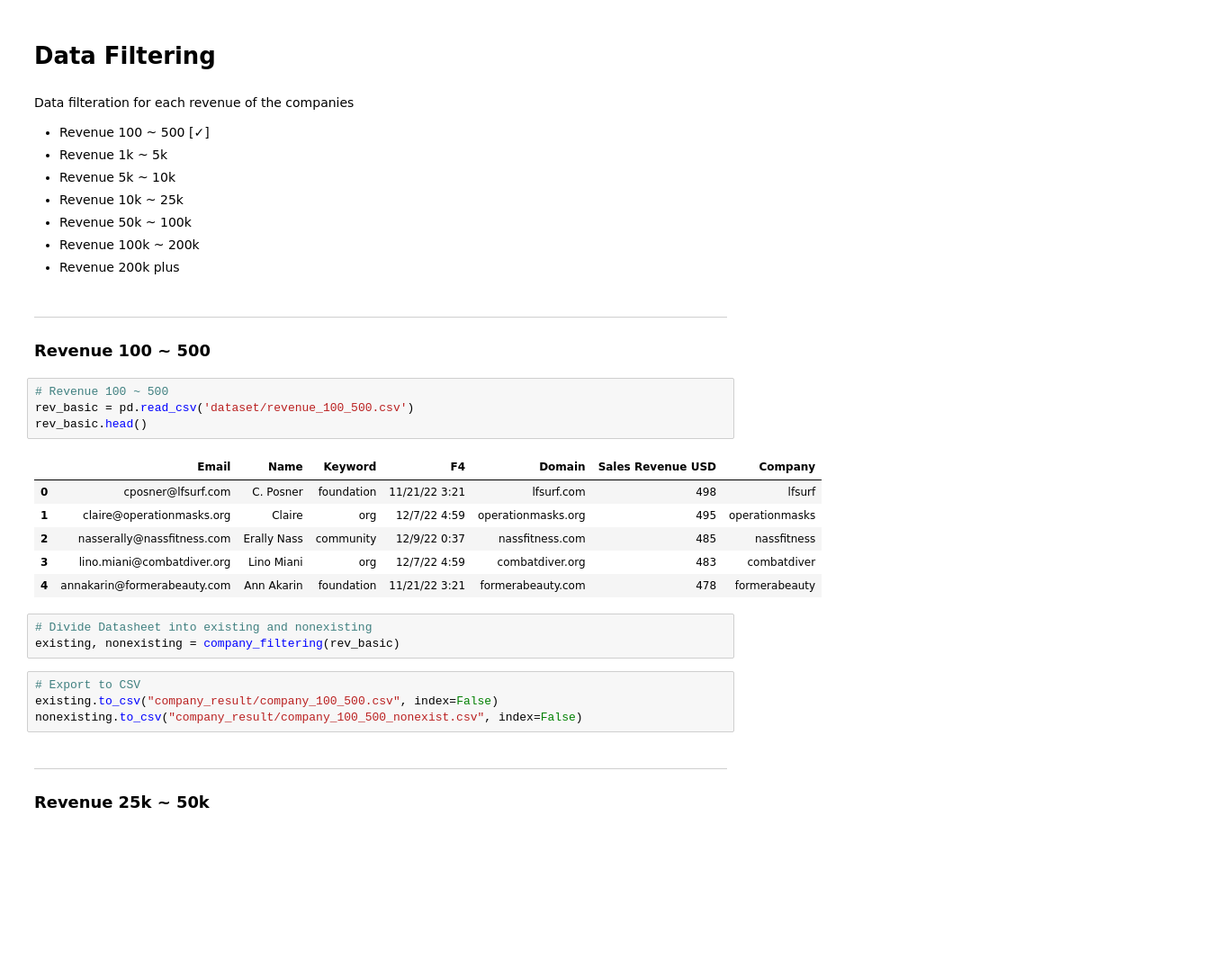
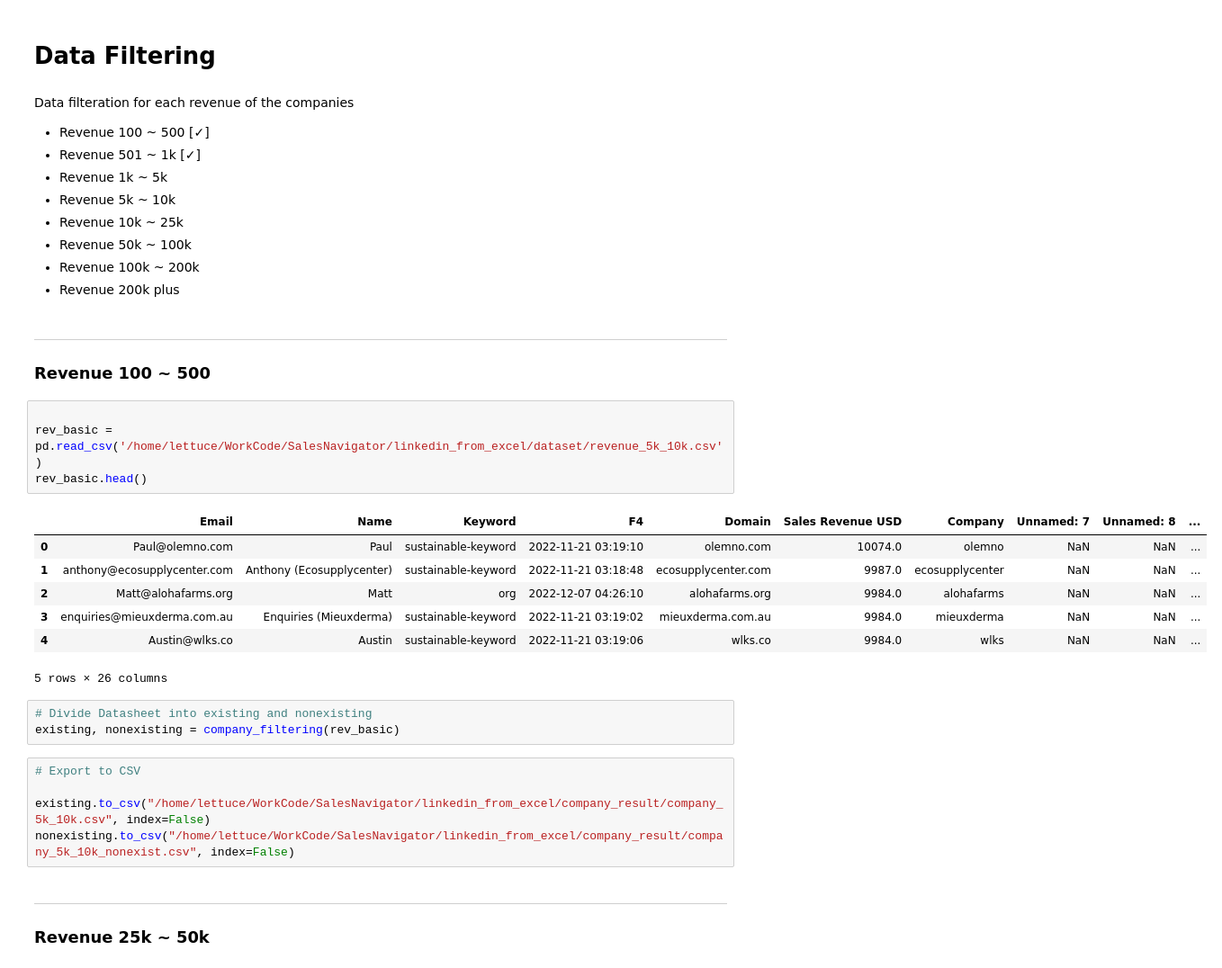
Before and after one commit to TrippingLettuce/Auto-Sales-Navigator, a Jupyter notebook: company_filtering.ipynb, the cells around one changed output. Shown at 90% size. Cells and saved outputs as stored; diff of their text form; blank space fills up the shorter version.

```diff
--- a/company_filtering.ipynb
+++ b/company_filtering.ipynb
@@ -44,6 +44,7 @@ def company_filtering(dataset):
 # %% [markdown]
 Data filteration for each revenue of the companies
 - Revenue 100 ~ 500 [✓]
+- Revenue 501 ~ 1k [✓]
 - Revenue 1k ~ 5k
 - Revenue 5k ~ 10k
 - Revenue 10k ~ 25k
@@ -54,23 +55,25 @@ Data filteration for each revenue of the companies
 ---
 ### Revenue 100 ~ 500
 # %%
-# Revenue 100 ~ 500
-rev_basic = pd.read_csv('dataset/revenue_100_500.csv')
+
+rev_basic = pd.read_csv('/home/lettuce/WorkCode/SalesNavigator/linkedin_from_excel/dataset/revenue_5k_10k.csv')
 rev_basic.head()
 # %% [output]
-|  | Email | Name | Keyword | F4 | Domain | Sales Revenue USD | Company |
-| 0 | cposner@lfsurf.com | C. Posner | foundation | 11/21/22 3:21 | lfsurf.com | 498 | lfsurf |
-| 1 | claire@operationmasks.org | Claire | org | 12/7/22 4:59 | operationmasks.org | 495 | operationmasks |
-| 2 | nasserally@nassfitness.com | Erally Nass | community | 12/9/22 0:37 | nassfitness.com | 485 | nassfitness |
-| 3 | lino.miani@combatdiver.org | Lino Miani | org | 12/7/22 4:59 | combatdiver.org | 483 | combatdiver |
-| 4 | annakarin@formerabeauty.com | Ann Akarin | foundation | 11/21/22 3:21 | formerabeauty.com | 478 | formerabeauty |
+|  | Email | Name | Keyword | F4 | Domain | Sales Revenue USD | Company | Unnamed: 7 | Unnamed: 8 | ... |
+| 0 | Paul@olemno.com | Paul | sustainable-keyword | 2022-11-21 03:19:10 | olemno.com | 10074.0 | olemno | NaN | NaN | ... |
+| 1 | anthony@ecosupplycenter.com | Anthony (Ecosupplycenter) | sustainable-keyword | 2022-11-21 03:18:48 | ecosupplycenter.com | 9987.0 | ecosupplycenter | NaN | NaN | ... |
+| 2 | Matt@alohafarms.org | Matt | org | 2022-12-07 04:26:10 | alohafarms.org | 9984.0 | alohafarms | NaN | NaN | ... |
+| 3 | enquiries@mieuxderma.com.au | Enquiries (Mieuxderma) | sustainable-keyword | 2022-11-21 03:19:02 | mieuxderma.com.au | 9984.0 | mieuxderma | NaN | NaN | ... |
+| 4 | Austin@wlks.co | Austin | sustainable-keyword | 2022-11-21 03:19:06 | wlks.co | 9984.0 | wlks | NaN | NaN | ... |
+5 rows × 26 columns
 # %%
 # Divide Datasheet into existing and nonexisting
 existing, nonexisting = company_filtering(rev_basic)
 # %%
 # Export to CSV
-existing.to_csv("company_result/company_100_500.csv", index=False)
-nonexisting.to_csv("company_result/company_100_500_nonexist.csv", index=False)
+
+existing.to_csv("/home/lettuce/WorkCode/SalesNavigator/linkedin_from_excel/company_result/company_5k_10k.csv", index=False)
+nonexisting.to_csv("/home/lettuce/WorkCode/SalesNavigator/linkedin_from_excel/company_result/company_5k_10k_nonexist.csv", index=False)
 # %% [markdown]
 ---
 ### Revenue 25k ~ 50k
```
Also changed, not shown: parts of 3 cells of this notebook, 6 other files.
